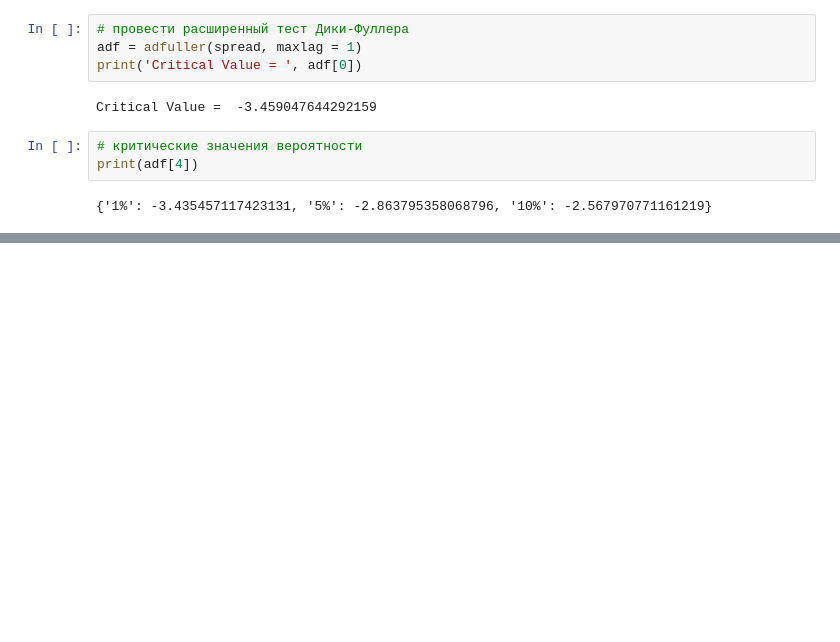
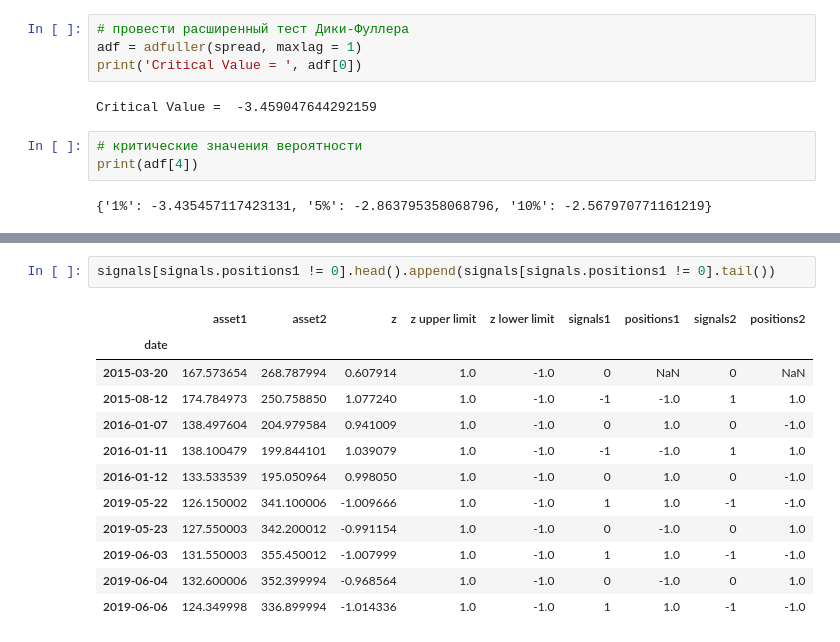
Before and after one commit to Romuldavid/Pair_Traiding, a Jupyter notebook: 2_pt.ipynb, the cells around one changed output, grey strips where cells are left out. Drawn from its saved outputs; the diff is of its cells as text; blank space fills up the shorter version.

```diff
--- a/2_pt.ipynb
+++ b/2_pt.ipynb
@@ -196,0 +351,15 @@ print(adf[4])
+# %%
+signals[signals.positions1 != 0].head().append(signals[signals.positions1 != 0].tail())
+# %% [output]
+|  | asset1 | asset2 | z | z upper limit | z lower limit | signals1 | positions1 | signals2 | positions2 |
+| date |  |  |  |  |  |  |  |  |  |
+| 2015-03-20 | 167.573654 | 268.787994 | 0.607914 | 1.0 | -1.0 | 0 | NaN | 0 | NaN |
+| 2015-08-12 | 174.784973 | 250.758850 | 1.077240 | 1.0 | -1.0 | -1 | -1.0 | 1 | 1.0 |
+| 2016-01-07 | 138.497604 | 204.979584 | 0.941009 | 1.0 | -1.0 | 0 | 1.0 | 0 | -1.0 |
+| 2016-01-11 | 138.100479 | 199.844101 | 1.039079 | 1.0 | -1.0 | -1 | -1.0 | 1 | 1.0 |
+| 2016-01-12 | 133.533539 | 195.050964 | 0.998050 | 1.0 | -1.0 | 0 | 1.0 | 0 | -1.0 |
+| 2019-05-22 | 126.150002 | 341.100006 | -1.009666 | 1.0 | -1.0 | 1 | 1.0 | -1 | -1.0 |
+| 2019-05-23 | 127.550003 | 342.200012 | -0.991154 | 1.0 | -1.0 | 0 | -1.0 | 0 | 1.0 |
+| 2019-06-03 | 131.550003 | 355.450012 | -1.007999 | 1.0 | -1.0 | 1 | 1.0 | -1 | -1.0 |
+| 2019-06-04 | 132.600006 | 352.399994 | -0.968564 | 1.0 | -1.0 | 0 | -1.0 | 0 | 1.0 |
+| 2019-06-06 | 124.349998 | 336.899994 | -1.014336 | 1.0 | -1.0 | 1 | 1.0 | -1 | -1.0 |
```
Also changed, not shown: parts of 20 cells of this notebook.
